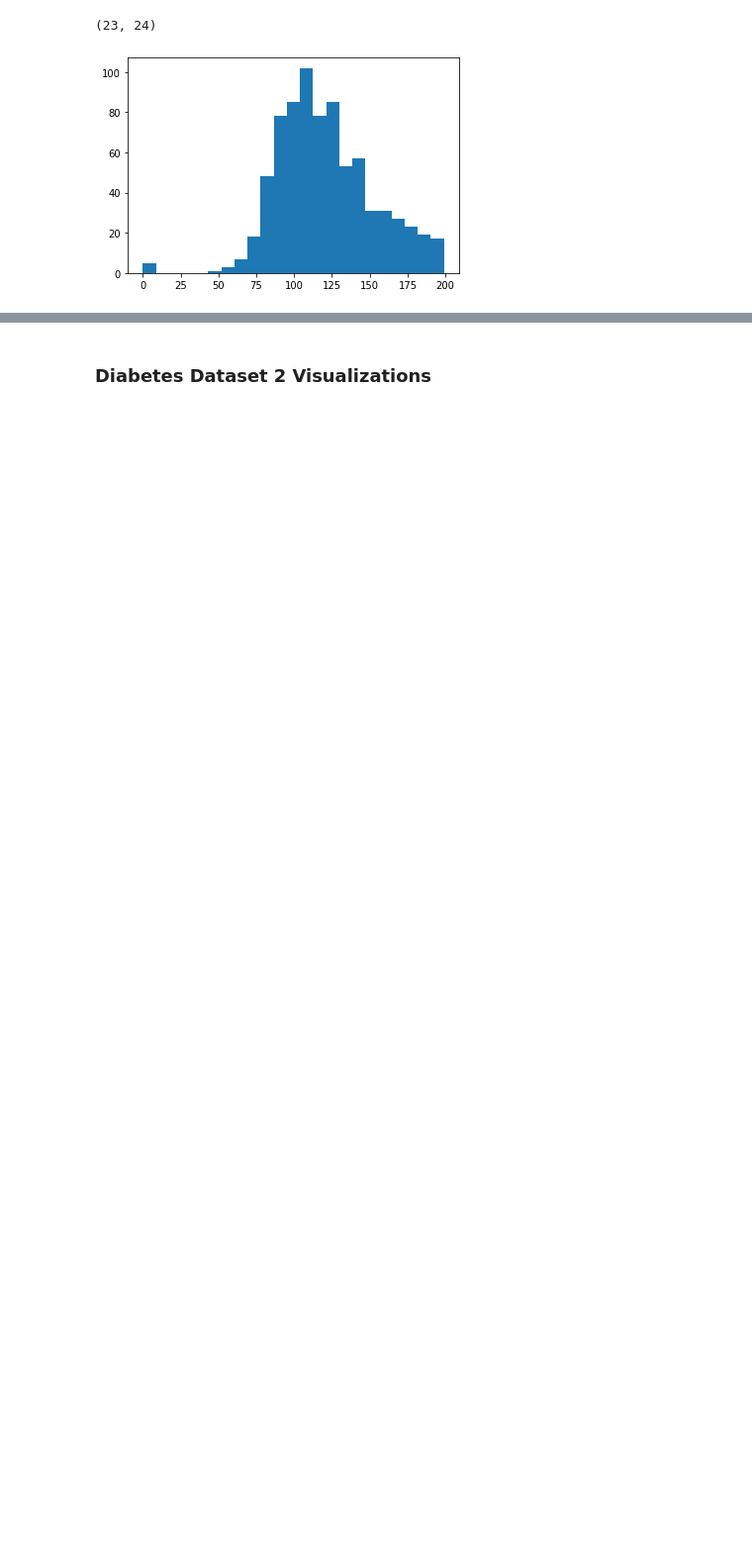
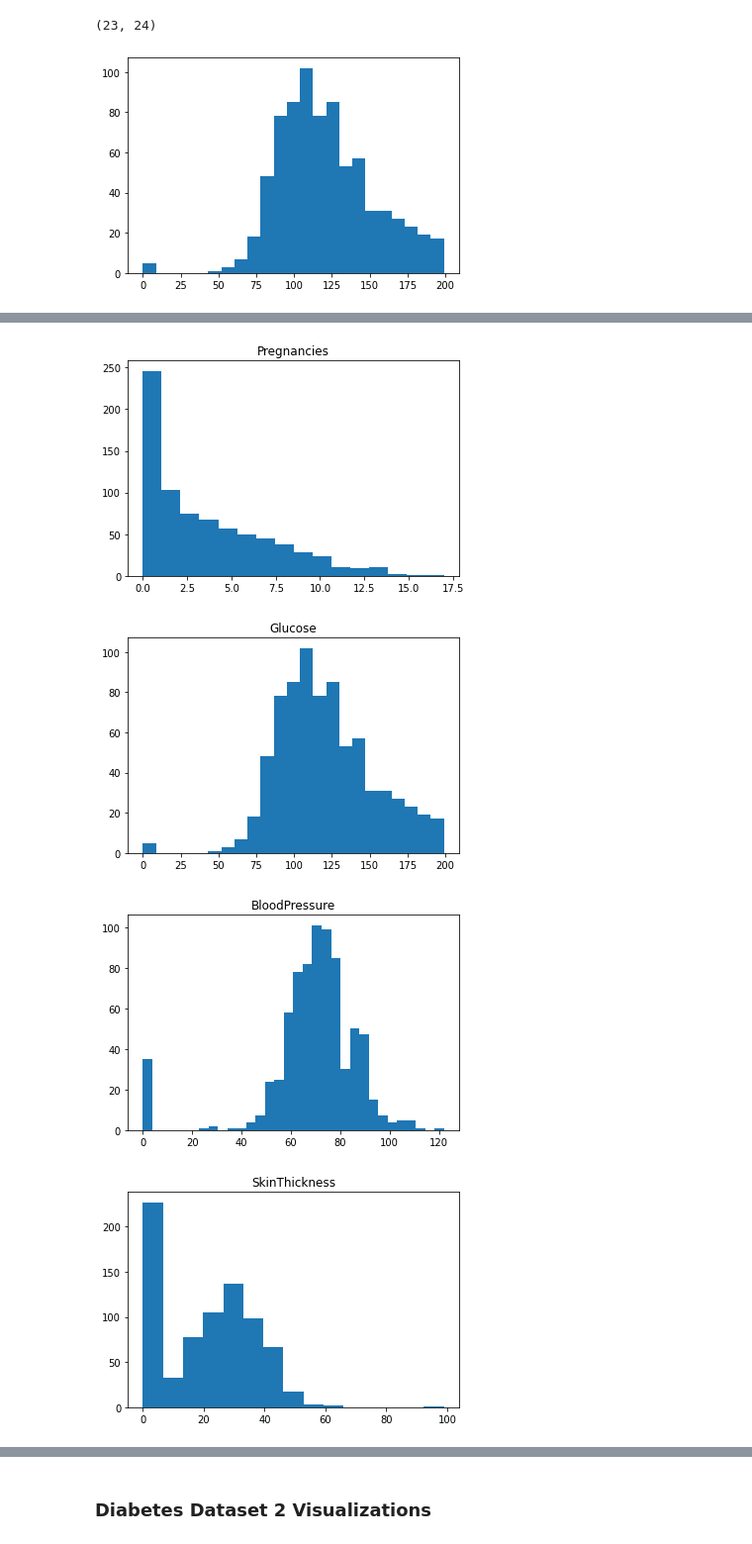
Before and after one commit to psalinas505/python-diabetes, a Jupyter notebook: Python_Diabetes_PS_NN_BB.ipynb, the cells around one changed output, grey strips where cells are left out. Shown at 99% size. Drawn from its saved outputs; the diff is of its cells as text; code cells hidden in the pictures; blank space fills up the shorter version.

```diff
--- a/Python_Diabetes_PS_NN_BB.ipynb
+++ b/Python_Diabetes_PS_NN_BB.ipynb
@@ -238,0 +365,46 @@ n.size, bins.size
+# %%
+# Plotting histograms
+'''
+From BB
+'''
+
+plt.hist(diabetes['Pregnancies'], bins='auto')
+plt.title('Pregnancies')
+plt.show()
+
+plt.hist(diabetes['Glucose'], bins='auto')
+plt.title('Glucose')
+plt.show()
+
+plt.hist(diabetes['BloodPressure'], bins='auto')
+plt.title('BloodPressure')
+plt.show()
+
+plt.hist(diabetes['SkinThickness'], bins='auto')
+plt.title('SkinThickness')
+plt.show()
+
+plt.hist(diabetes['Insulin'], bins='auto')
+plt.title('Insulin')
+plt.show()
+
+plt.hist(diabetes['BMI'], bins='auto')
+plt.title('BMI')
+plt.show()
+
+plt.hist(diabetes['DiabetesPedigreeFunction'], bins='auto')
+plt.title('DiabetesPedigreeFunction')
+plt.show()
+
+plt.hist(diabetes['Age'], bins='auto')
+plt.title('Age')
+plt.show()
+
+plt.hist(diabetes['Outcome'], bins='auto')
+plt.title('Outcome')
+plt.show()
+# %% [output]
+[figure, added]
+[figure, added]
+[figure, added]
+[figure, added]
```
Also changed, not shown: parts of 42 cells of this notebook.
